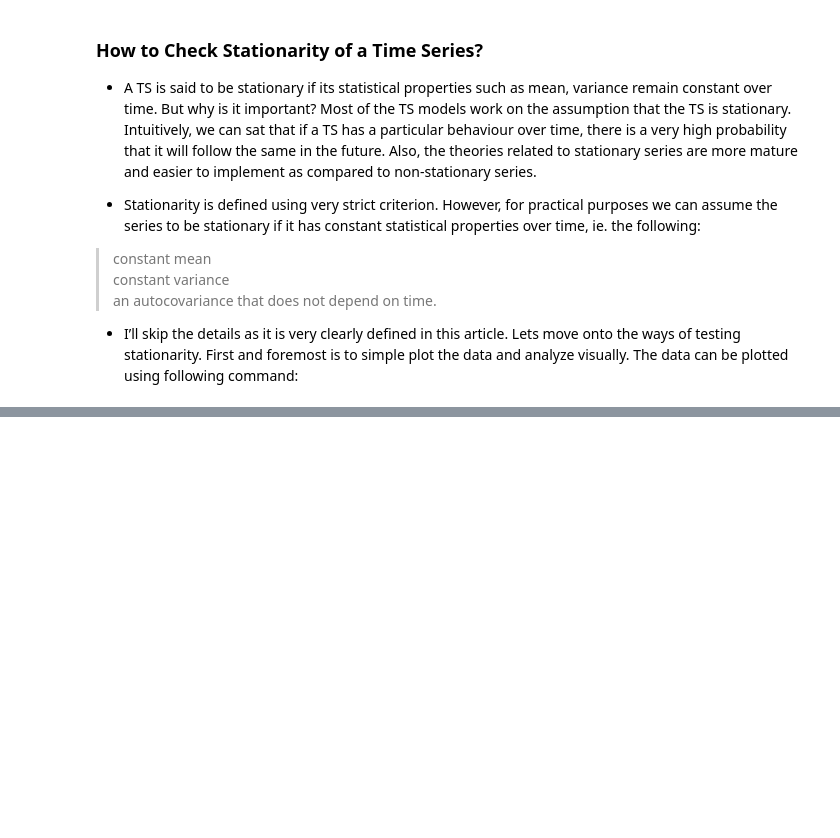
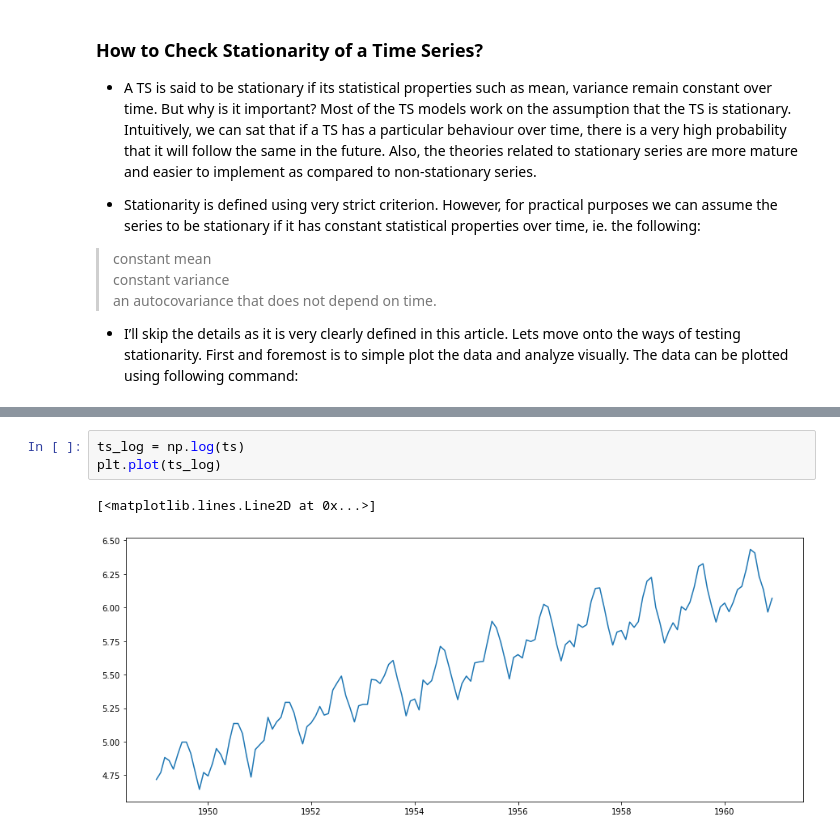
Before and after one commit to mkmritunjay/machineLearning, a Jupyter notebook: ARIMA.ipynb, the cells around one changed output, grey strips where cells are left out. Drawn from its saved outputs; the diff is of its cells as text; blank space fills up the shorter version.

```diff
--- a/ARIMA.ipynb
+++ b/ARIMA.ipynb
@@ -429,0 +531,6 @@ fig = result.plot() #if you just add.plot() to result it'll give dual plots
+# %%
+ts_log = np.log(ts)
+plt.plot(ts_log)
+# %% [output]
+[<matplotlib.lines.Line2D at 0x...>]
+[figure, added]
```
Also changed, not shown: parts of 14 cells of this notebook.
